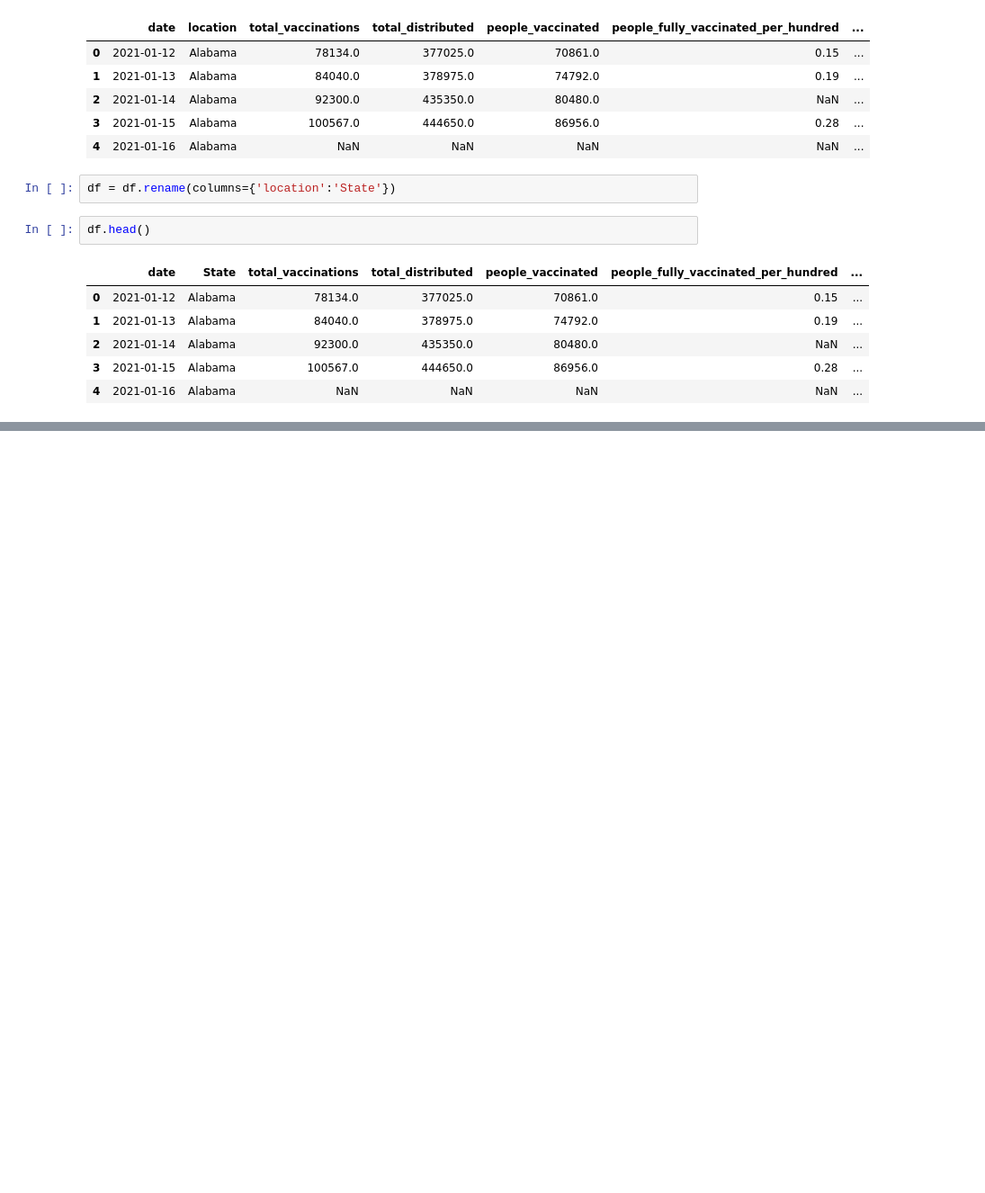
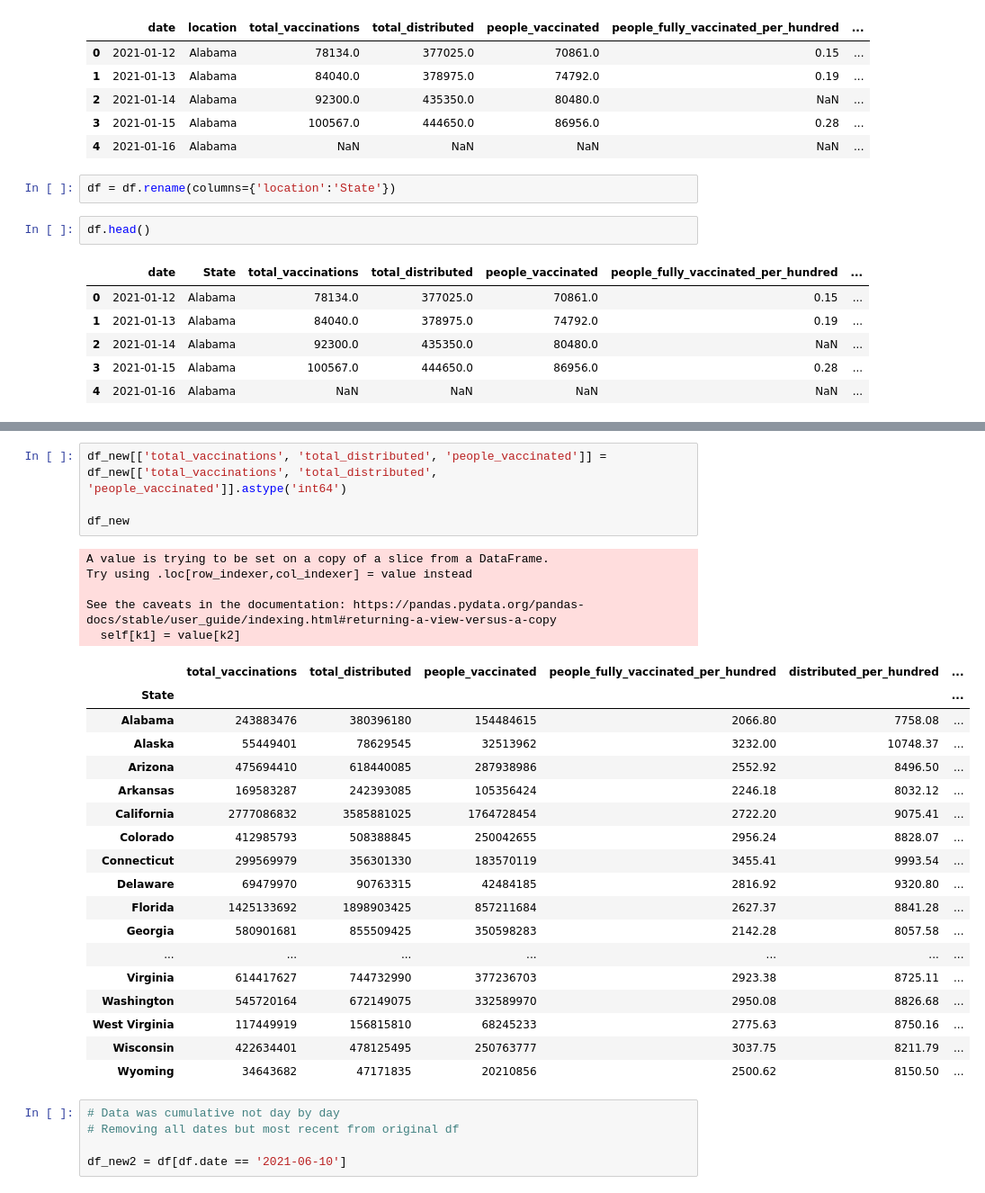
Before and after one commit to ASacdpraseuth/Project-2, a Jupyter notebook: Source_files/us_state_vaccinations_cleaner.ipynb, the cells around one changed output, grey strips where cells are left out. Shown at 90% size. Saved outputs shown, nothing was run; the diff lists cells and outputs as text; blank space fills up the shorter version.

```diff
--- a/Source_files/us_state_vaccinations_cleaner.ipynb
+++ b/Source_files/us_state_vaccinations_cleaner.ipynb
@@ -27,0 +75,33 @@ df.head()
+# %%
+df_new[['total_vaccinations', 'total_distributed', 'people_vaccinated']] = df_new[['total_vaccinations', 'total_distributed', 'people_vaccinated']].astype('int64')
+
+df_new
+# %% [output]
+A value is trying to be set on a copy of a slice from a DataFrame.
+Try using .loc[row_indexer,col_indexer] = value instead
+
+See the caveats in the documentation: https://pandas.pydata.org/pandas-docs/stable/user_guide/indexing.html#returning-a-view-versus-a-copy
+  self[k1] = value[k2]
+|  | total_vaccinations | total_distributed | people_vaccinated | people_fully_vaccinated_per_hundred | distributed_per_hundred | ... |
+| State |  |  |  |  |  | ... |
+| Alabama | 243883476 | 380396180 | 154484615 | 2066.80 | 7758.08 | ... |
+| Alaska | 55449401 | 78629545 | 32513962 | 3232.00 | 10748.37 | ... |
+| Arizona | 475694410 | 618440085 | 287938986 | 2552.92 | 8496.50 | ... |
+| Arkansas | 169583287 | 242393085 | 105356424 | 2246.18 | 8032.12 | ... |
+| California | 2777086832 | 3585881025 | 1764728454 | 2722.20 | 9075.41 | ... |
+| Colorado | 412985793 | 508388845 | 250042655 | 2956.24 | 8828.07 | ... |
+| Connecticut | 299569979 | 356301330 | 183570119 | 3455.41 | 9993.54 | ... |
+| Delaware | 69479970 | 90763315 | 42484185 | 2816.92 | 9320.80 | ... |
+| Florida | 1425133692 | 1898903425 | 857211684 | 2627.37 | 8841.28 | ... |
+| Georgia | 580901681 | 855509425 | 350598283 | 2142.28 | 8057.58 | ... |
+| ... | ... | ... | ... | ... | ... | ... |
+| Virginia | 614417627 | 744732990 | 377236703 | 2923.38 | 8725.11 | ... |
+| Washington | 545720164 | 672149075 | 332589970 | 2950.08 | 8826.68 | ... |
+| West Virginia | 117449919 | 156815810 | 68245233 | 2775.63 | 8750.16 | ... |
+| Wisconsin | 422634401 | 478125495 | 250763777 | 3037.75 | 8211.79 | ... |
+| Wyoming | 34643682 | 47171835 | 20210856 | 2500.62 | 8150.50 | ... |
+# %%
+# Data was cumulative not day by day
+# Removing all dates but most recent from original df
+
+df_new2 = df[df.date == '2021-06-10']
```
Also changed, not shown: parts of 9 cells of this notebook, 1 other file.
